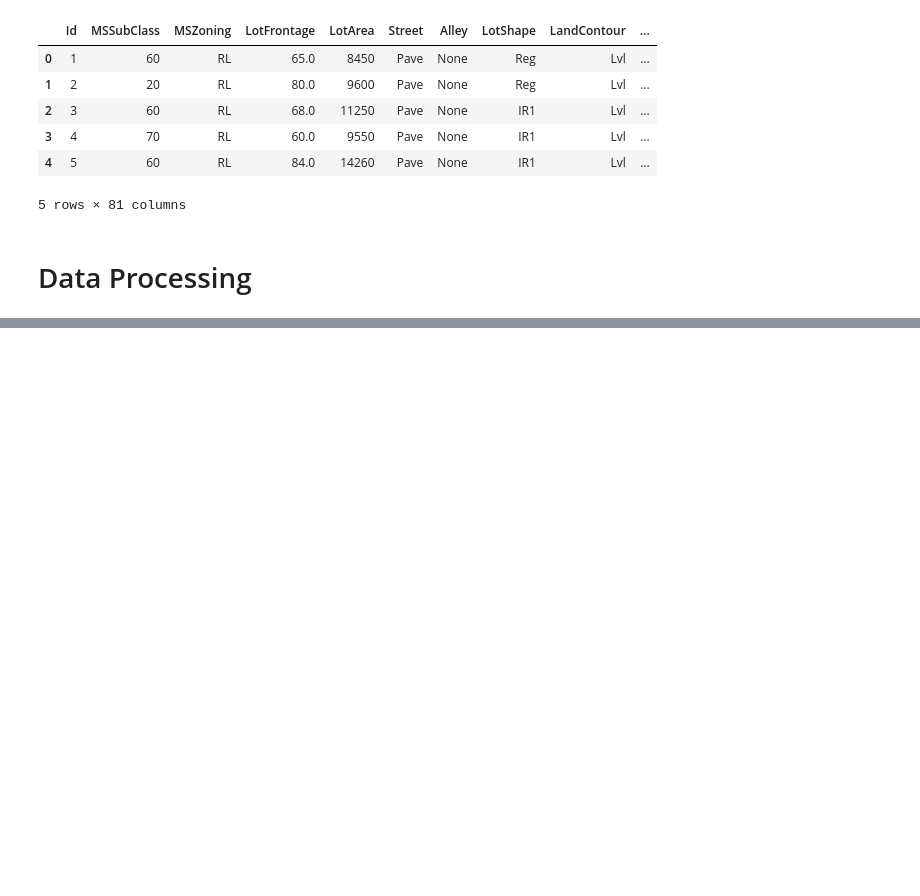
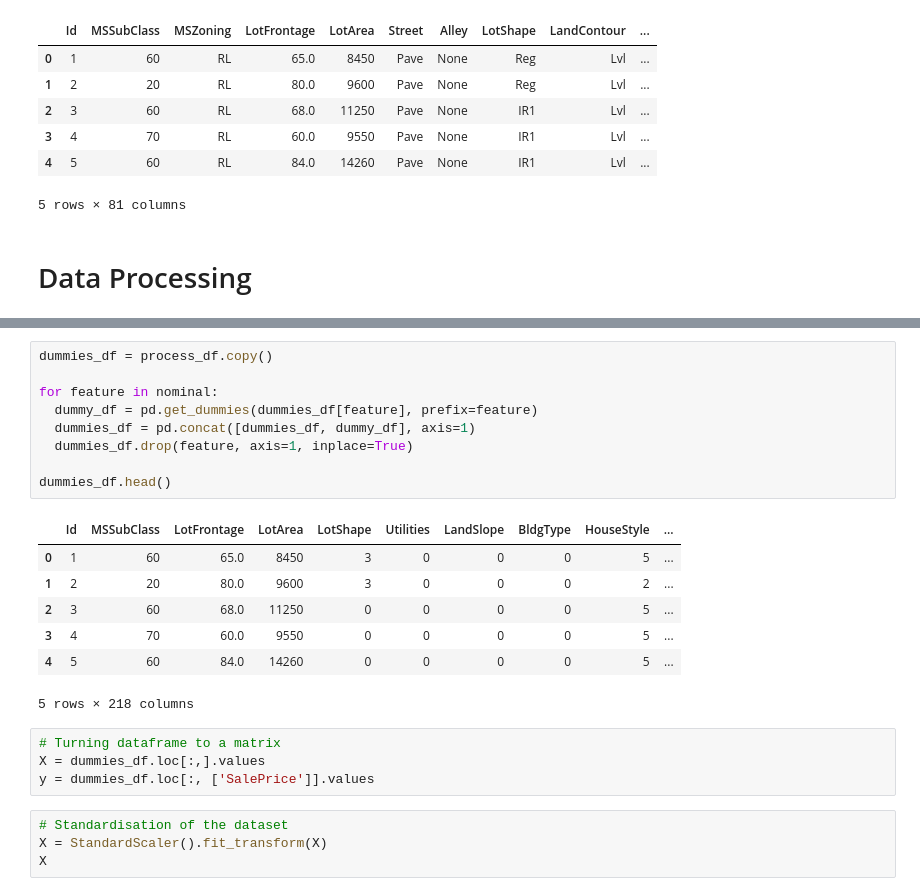
Before and after one commit to ics-projects/ML-Lab2-Clone, a Jupyter notebook: ML_TaskTwo.ipynb, the cells around one changed output, grey strips where cells are left out. Saved outputs shown, nothing was run; the diff lists cells and outputs as text; blank space fills up the shorter version.

```diff
--- a/ML_TaskTwo.ipynb
+++ b/ML_TaskTwo.ipynb
@@ -163,0 +168,25 @@ array(['Unf', 'BLQ', 'None', 'ALQ', 'Rec', 'LwQ', 'GLQ'], dtype=object)
+# %%
+dummies_df = process_df.copy()
+
+for feature in nominal:
+  dummy_df = pd.get_dummies(dummies_df[feature], prefix=feature)
+  dummies_df = pd.concat([dummies_df, dummy_df], axis=1)
+  dummies_df.drop(feature, axis=1, inplace=True)
+
+dummies_df.head()
+# %% [output]
+|  | Id | MSSubClass | LotFrontage | LotArea | LotShape | Utilities | LandSlope | BldgType | HouseStyle | ... |
+| 0 | 1 | 60 | 65.0 | 8450 | 3 | 0 | 0 | 0 | 5 | ... |
+| 1 | 2 | 20 | 80.0 | 9600 | 3 | 0 | 0 | 0 | 2 | ... |
+| 2 | 3 | 60 | 68.0 | 11250 | 0 | 0 | 0 | 0 | 5 | ... |
+| 3 | 4 | 70 | 60.0 | 9550 | 0 | 0 | 0 | 0 | 5 | ... |
+| 4 | 5 | 60 | 84.0 | 14260 | 0 | 0 | 0 | 0 | 5 | ... |
+5 rows × 218 columns
+# %%
+# Turning dataframe to a matrix
+X = dummies_df.loc[:,].values
+y = dummies_df.loc[:, ['SalePrice']].values
+# %%
+# Standardisation of the dataset
+X = StandardScaler().fit_transform(X)
+X
```
Also changed, not shown: parts of 13 cells of this notebook.
